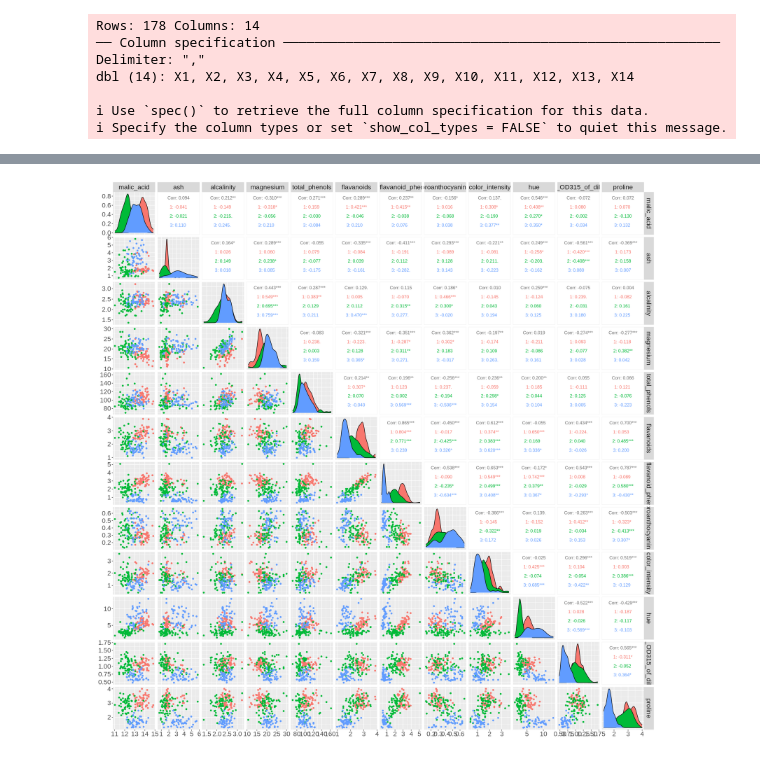
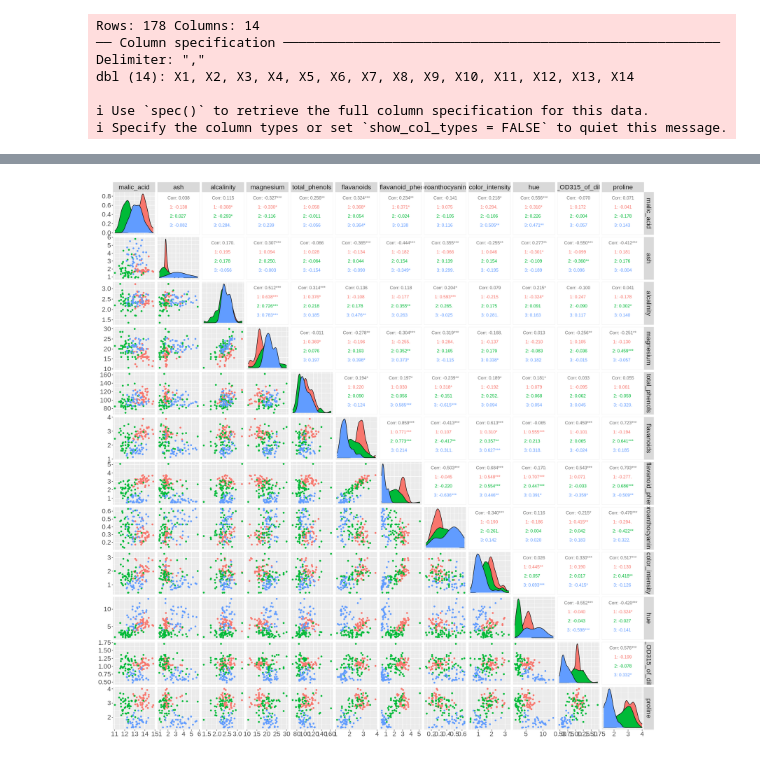
Before and after one commit to JadenMajid/dsci-100-student-grades, a Jupyter notebook: project_proposal.ipynb, the cells around one changed output, grey strips where cells are left out. Saved outputs shown, nothing was run; the diff lists cells and outputs as text; code cells hidden in the pictures.

Commit message:
added more to wine dataset analysis

```diff
--- a/project_proposal.ipynb
+++ b/project_proposal.ipynb
@@ -187,11 +187,19 @@ This dataset has more continuous variables, which may make it easier to create a
 # %%
+# read data
 wine_path <- 'https://raw.githubusercontent.com/adrianwu2000/toy_ds_project/main/wine.data'
 
 wine_data <- read_delim(file = wine_path, delim = ",", col_names = FALSE) |>
-    mutate(X1 = as_factor(X1))
+    mutate(X1 = as_factor(X1)) |>
+    select(-X14)
 colnames(wine_data) <- c('alcohol', 'malic_acid', 'ash', 'alcalinity', 'magnesium', 'total_phenols',
                          'flavanoids', 'nonflavanoid_phenols', 'proanthocyanins', 'color_intensity',
                          'hue', 'OD280_or_OD315_of_diluted wines', 'proline')
+# split data
+split <- wine_data |>
+    initial_split(prop = 0.75, strata = alcohol)
+
+wine_training_data <- training(split)
+wine_test_data <- testing(split)
 # %% [output]
 Rows: 178 Columns: 14
 ── Column specification ────────────────────────────────────────────────────────
@@ -203,8 +267,7 @@ dbl (14): X1, X2, X3, X4, X5, X6, X7, X8, X9, X10, X11, X12, X13, X14
 # %%
 options(repr.plot.width = 19, repr.plot.height = 19)
-wine_data |>
-  #select(alcalinity, malic_acid, ash) |>
+wine_training_data |>
   ggpairs(columns = 2:13, ggplot2::aes(colour = alcohol))+
     theme(text = element_text(size = 20))#, upper = list(continuous = "density", combo = "box_no_facet")
 # %% [output]
-[figure, old version]
+[figure, new version]
```
Also changed, not shown: parts of 11 cells of this notebook.
